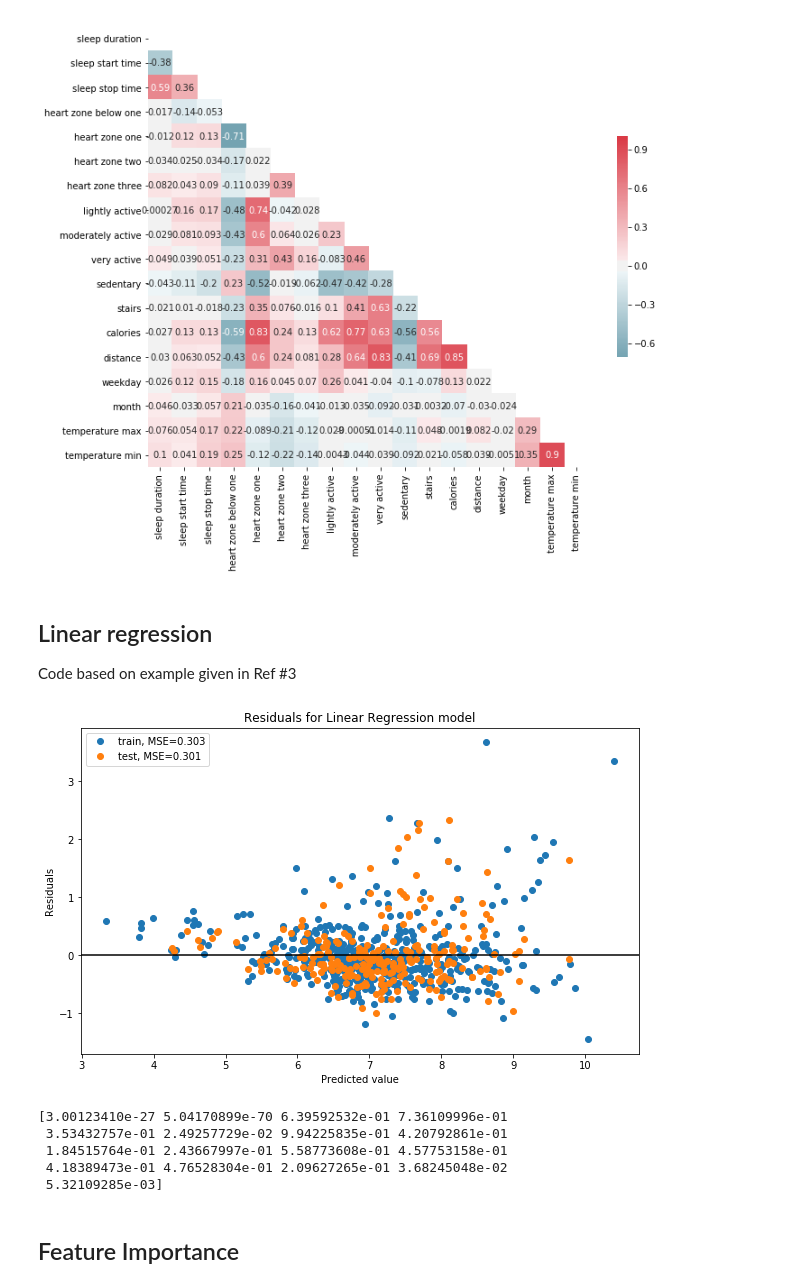
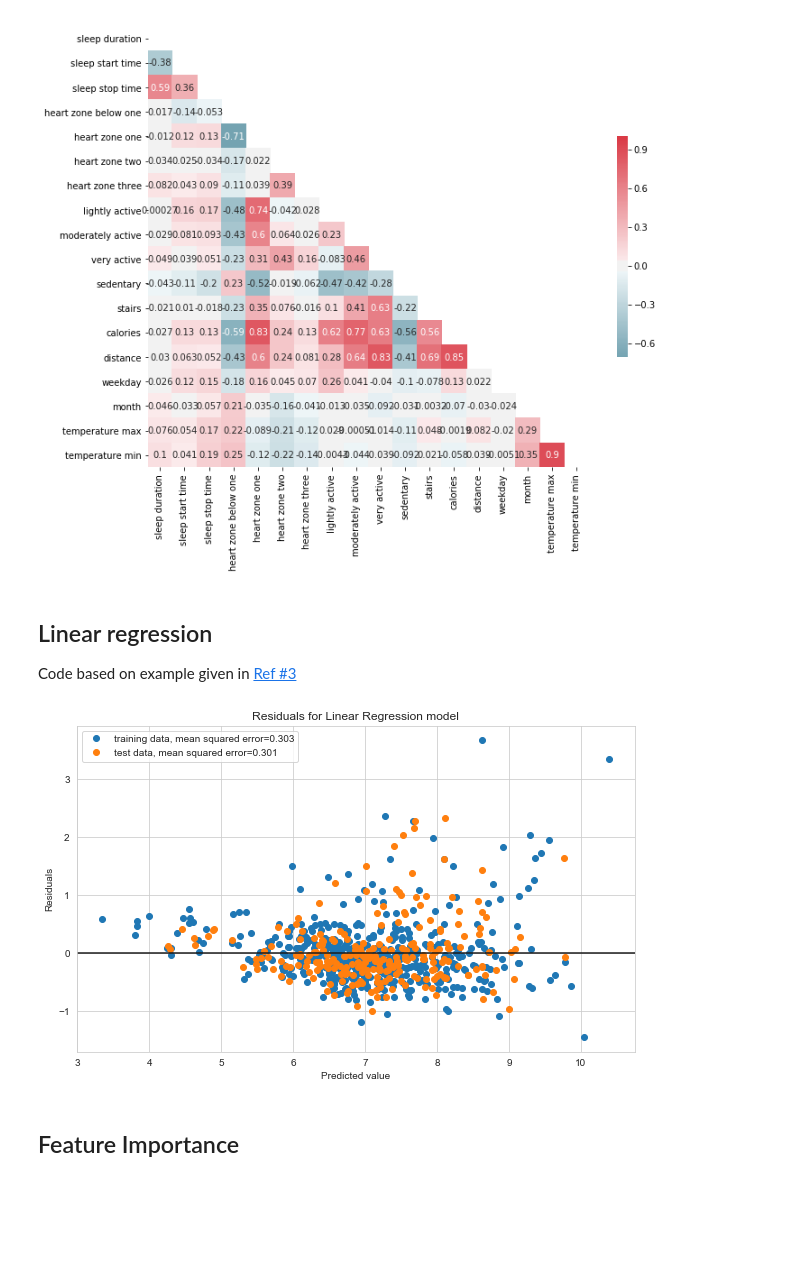
Before and after one commit to Amita22/Machine-Learning-Fitbit-Sleep, a Jupyter notebook: analysis.ipynb, the cells around one changed output. Cells and saved outputs as stored; diff of their text form; code cells hidden in the pictures; blank space fills up the shorter version.

```diff
--- a/analysis.ipynb
+++ b/analysis.ipynb
@@ -555,48 +555,42 @@ plt.show()
 [figure]
 # %% [markdown]
 ## Linear regression
-Code based on example given in Ref #3
+Code based on example given in [Ref #3](#References)
 # %%
 from sklearn.model_selection import train_test_split
 from sklearn.linear_model import LinearRegression
 from sklearn.feature_selection import f_regression
 
-Y = df['sleep duration']
+y = df['sleep duration']
 #X = df[['sleep start time', 'sleep stop time']]
 X = df.drop('sleep duration',axis='columns')
 
-X_train, X_test, Y_train, Y_test = train_test_split(X, Y, test_size=0.33, random_state=5)
+X_train, X_test, y_train, y_test = train_test_split(X, y, test_size=0.33, random_state=5)
 #print(X_train.shape)
 #print(X_test.shape)
 
 lm = LinearRegression()
-lm.fit(X_train,Y_train)
+lm.fit(X_train, y_train)
 pred_train = lm.predict(X_train)
 pred_test = lm.predict(X_test)
 
-MSE_train = np.mean((Y_train - pred_train)**2)
-MSE_test = np.mean((Y_test - pred_test)**2)
+MSE_train = np.mean((y_train - pred_train)**2)
+MSE_test = np.mean((y_test - pred_test)**2)
 
 # Initialize the matplotlib figure
 f, ax = plt.subplots(figsize=(10, 6))
-plt.plot(pred_train, pred_train - Y_train, 'o', label='train, MSE={0:.3f}'.format(MSE_train))
-plt.plot(pred_test, pred_test - Y_test, 'o', label='test, MSE={0:.3f}'.format(MSE_test))
+plt.plot(pred_train, pred_train - y_train, 'o', label='training data, mean squared error={0:.3f}'.format(MSE_train))
+plt.plot(pred_test, pred_test - y_test, 'o', label='test data, mean squared error={0:.3f}'.format(MSE_test))
 ax.axhline(y=0, color='k')
 plt.legend()
 plt.title('Residuals for Linear Regression model')
 plt.xlabel('Predicted value')
 plt.ylabel('Residuals')
 plt.show()
 
-f_values, p_values = f_regression(X, Y)
-print(p_values)
+f_values, p_values = f_regression(X, y)
 # %% [output]
-[figure, old version]
+[figure, new version]
-[3.00123410e-27 5.04170899e-70 6.39592532e-01 7.36109996e-01
- 3.53432757e-01 2.49257729e-02 9.94225835e-01 4.20792861e-01
- 1.84515764e-01 2.43667997e-01 5.58773608e-01 4.57753158e-01
- 4.18389473e-01 4.76528304e-01 2.09627265e-01 3.68245048e-02
- 5.32109285e-03]
 # %% [markdown]
 ## Feature Importance
 # %%
```
Also changed, not shown: parts of 4 cells of this notebook, 1 other file.
